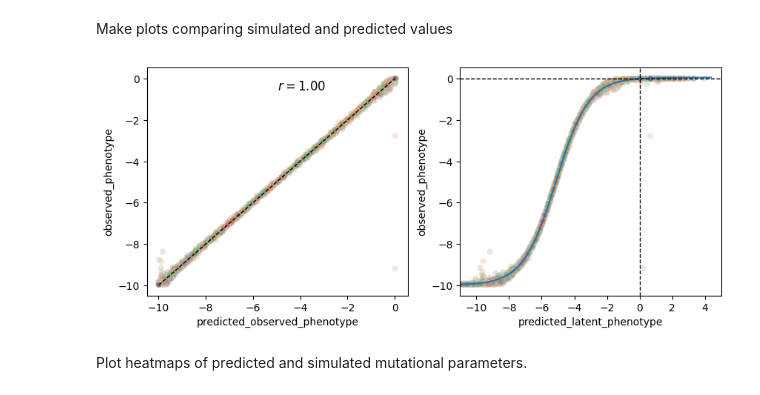
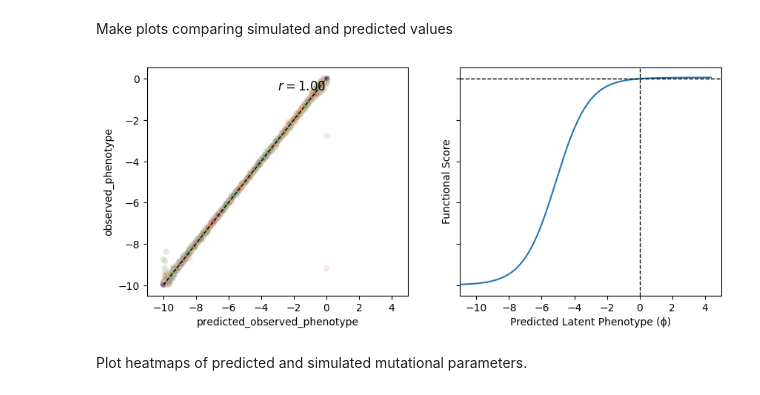
Before and after one commit to matsengrp/multidms, a Jupyter notebook: notebooks/fit_simulation_data.ipynb, the cells around one changed output. Drawn from its saved outputs; the diff is of its cells as text; code cells hidden in the pictures.

```diff
--- a/notebooks/fit_simulation_data.ipynb
+++ b/notebooks/fit_simulation_data.ipynb
@@ -282,45 +282,48 @@ sns.histplot(params["β"])
 # %% [markdown]
 Make plots comparing simulated and predicted values
 # %%
-fig, ax = plt.subplots(1, 2, figsize=[10, 4])
+fig, ax = plt.subplots(1, 2, figsize=[10, 4], sharey=True, sharex=True)
 sns.scatterplot(
     data=df, x=f"predicted_{phenotype_for_fitting}",
     y=phenotype_for_fitting,
     hue="n_aa_substitutions",
     alpha=0.2, palette="deep", ax=ax[0],
     legend=False
 )
 
 lb = df[[phenotype_for_fitting, f"predicted_{phenotype_for_fitting}"]].min().min()
 ub = df[[phenotype_for_fitting, f"predicted_{phenotype_for_fitting}"]].max().max()
 
 ax[0].plot([lb, ub], [lb, ub], "k--", lw=1)
 r = pearsonr(df[phenotype_for_fitting], df[f'predicted_{phenotype_for_fitting}'])[0]
 ax[0].annotate(f"$r = {r:.2f}$", (.5, .9), xycoords="axes fraction", fontsize=12)
 
 # shape
-sns.scatterplot(
-    data=df, x="predicted_latent_phenotype",
-    y=phenotype_for_fitting,
-    hue="n_aa_substitutions",
-    alpha=0.2, palette="deep",
-    legend=False, ax=ax[1]
-)
+# sns.scatterplot(
+#     data=df, x="predicted_latent_phenotype",
+#     y=phenotype_for_fitting,
+#     hue="n_aa_substitutions",
+#     alpha=0.2, palette="deep",
+#     legend=False, ax=ax[1]
+# )
+ax[1].set_ylabel("Functional Score")
+ax[1].set_xlabel("Predicted Latent Phenotype (ϕ)")
+
 
 ϕ_grid = onp.linspace(
     1.1 * df.predicted_latent_phenotype.min(),
     1.1 * df.predicted_latent_phenotype.max(),
     num=1000
 )
 shape = (ϕ_grid, g(params["α"], ϕ_grid))
 ax[1].plot(*shape)
 #ax[1].set_ylim(-11, 1)
 ax[1].set_xlim(-11, 5)
 plt.axhline(0, color="k", ls="--", lw=1)
 plt.axvline(0, color="k", ls="--", lw=1)
 plt.show()
 # %% [output]
-[figure, old version]
+[figure, new version]
 # %% [markdown]
 Plot heatmaps of predicted and simulated mutational parameters.
 # %%
```
Also changed, not shown: parts of 3 cells of this notebook, 3 other files.
